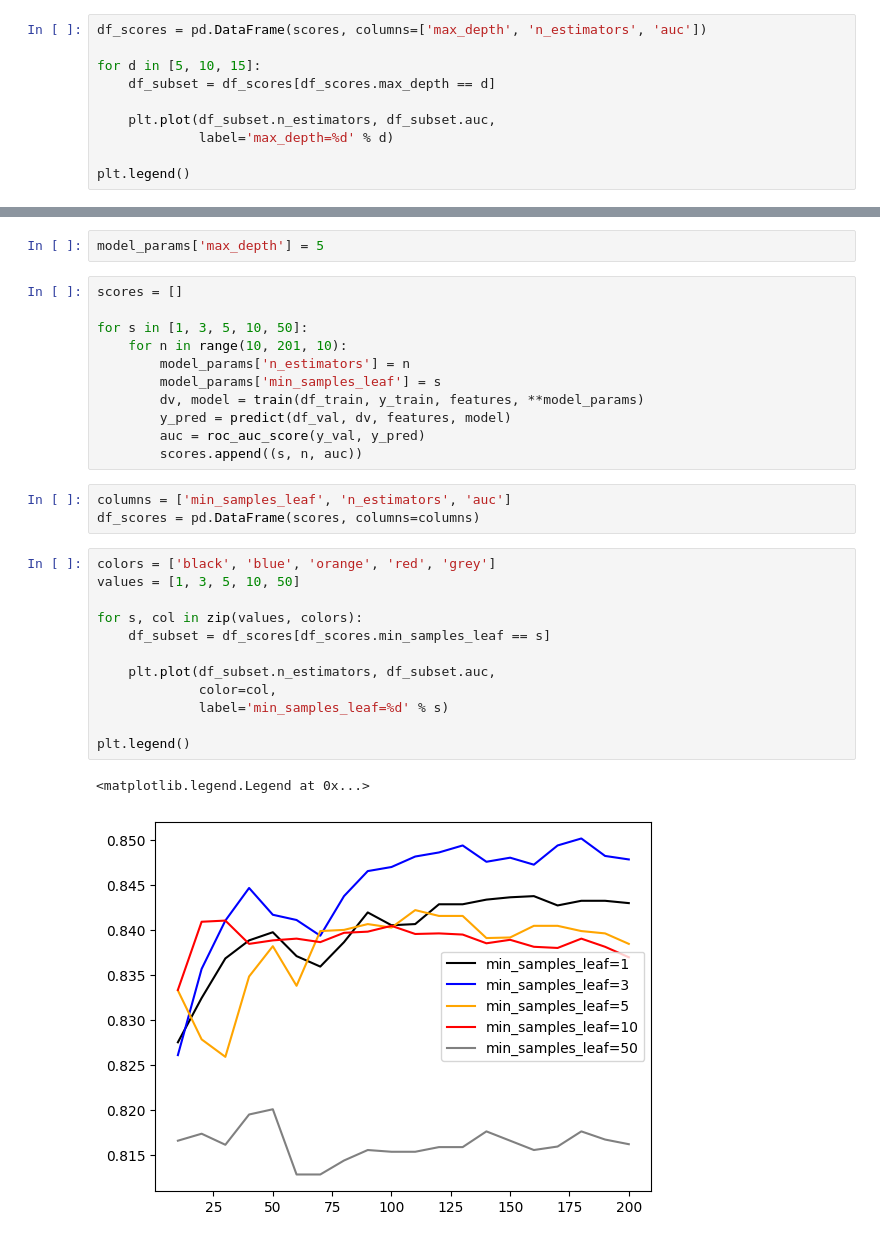
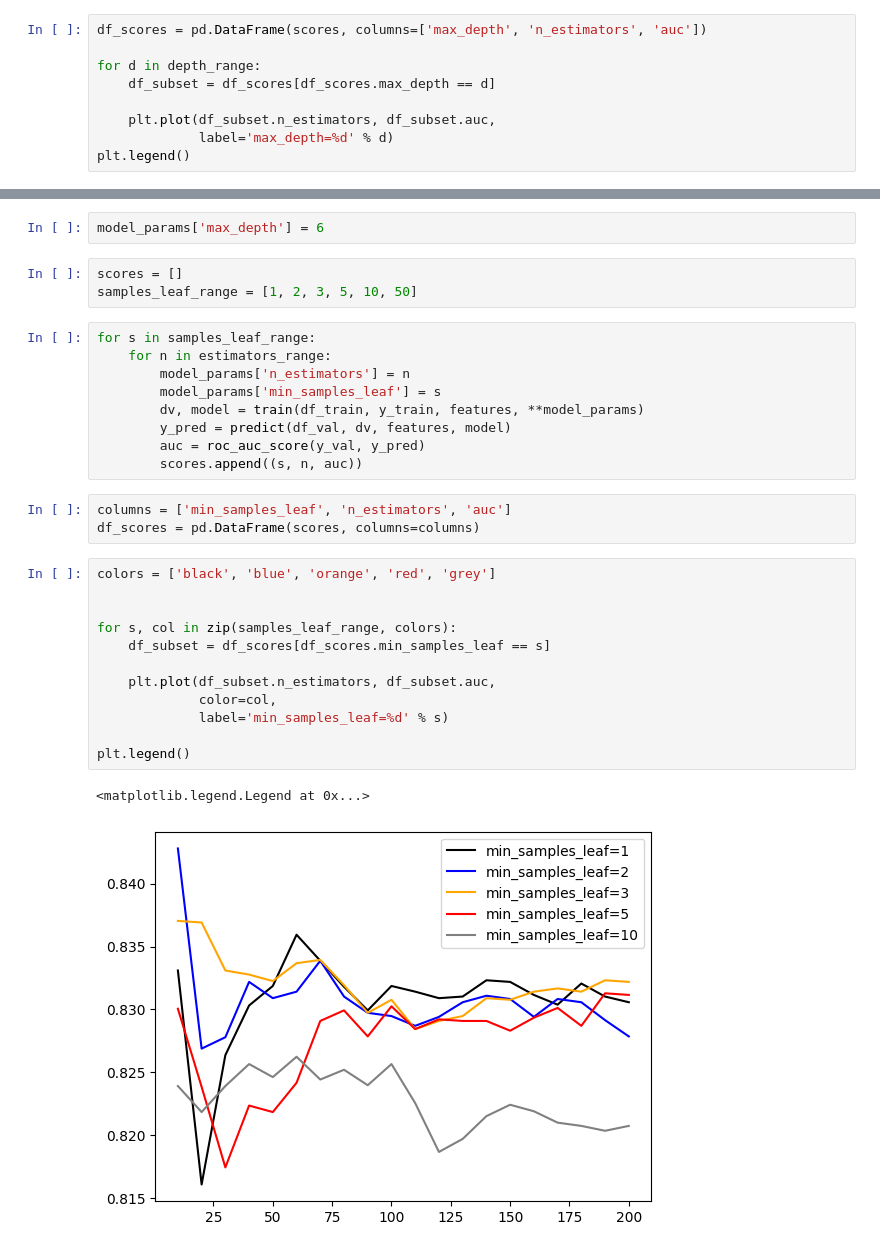
Before and after one commit to JakubWujec/titanic-prediction, a Jupyter notebook: notebooks/tree.ipynb, the cells around one changed output, grey strips where cells are left out. Cells and saved outputs as stored; diff of their text form.

Commit message:
models tunning

```diff
--- a/notebooks/tree.ipynb
+++ b/notebooks/tree.ipynb
@@ -212,12 +215,11 @@ for d in [5, 10, 15]:
 # %%
 df_scores = pd.DataFrame(scores, columns=['max_depth', 'n_estimators', 'auc'])
 
-for d in [5, 10, 15]:
+for d in depth_range:
     df_subset = df_scores[df_scores.max_depth == d]
 
     plt.plot(df_subset.n_estimators, df_subset.auc,
              label='max_depth=%d' % d)
-
 plt.legend()
 # %% [output]
 <matplotlib.legend.Legend at 0x...>
@@ -225,10 +227,11 @@ plt.legend()
 # %%
-model_params['max_depth'] = 5
+model_params['max_depth'] = 6
+# %%
+scores = []
+samples_leaf_range = [1, 2, 3, 5, 10, 50]
 # %%
-scores = []
-
-for s in [1, 3, 5, 10, 50]:
-    for n in range(10, 201, 10):
+for s in samples_leaf_range:
+    for n in estimators_range:
         model_params['n_estimators'] = n
         model_params['min_samples_leaf'] = s
         dv, model = train(df_train, y_train, features, **model_params)
@@ -240,17 +243,17 @@ columns = ['min_samples_leaf', 'n_estimators', 'auc']
 df_scores = pd.DataFrame(scores, columns=columns)
 # %%
 colors = ['black', 'blue', 'orange', 'red', 'grey']
-values = [1, 3, 5, 10, 50]
 
-for s, col in zip(values, colors):
+
+for s, col in zip(samples_leaf_range, colors):
     df_subset = df_scores[df_scores.min_samples_leaf == s]
 
     plt.plot(df_subset.n_estimators, df_subset.auc,
              color=col,
              label='min_samples_leaf=%d' % s)
 
 plt.legend()
 # %% [output]
 <matplotlib.legend.Legend at 0x...>
-[figure, old version]
+[figure, new version]
 # %%
```
Also changed, not shown: parts of 11 cells of this notebook, 3 other files.
